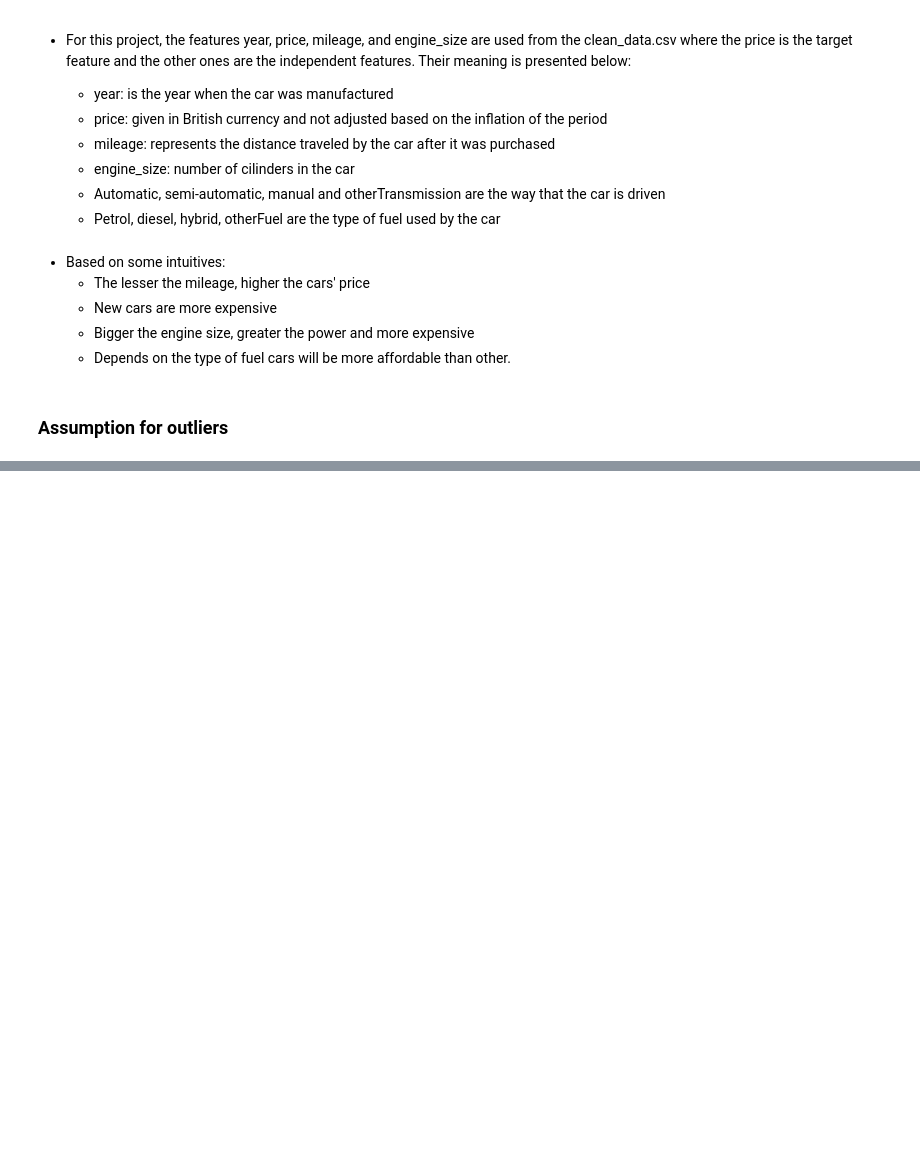
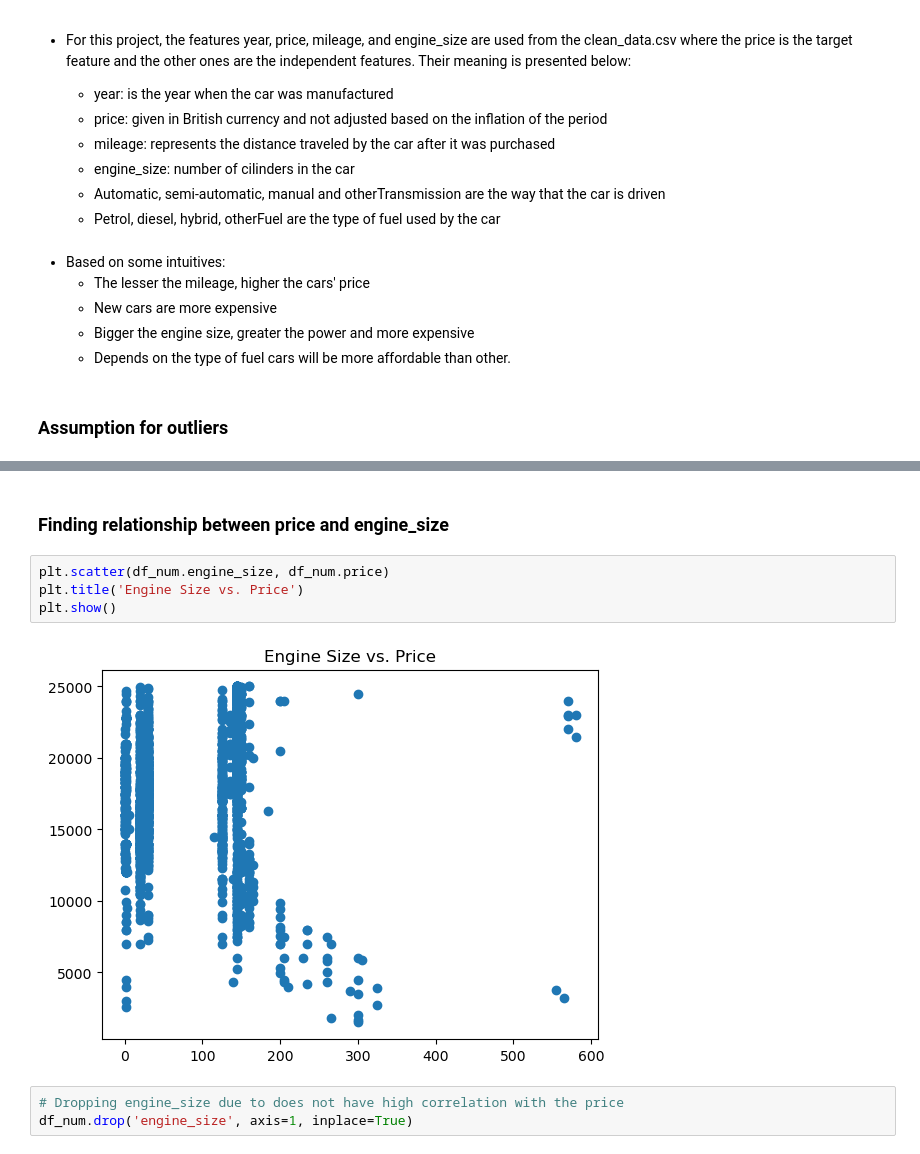
Before and after one commit to mateusAbdallah/car-dataset, a Jupyter notebook: Project01.ipynb, the cells around one changed output, grey strips where cells are left out. Cells and saved outputs as stored; diff of their text form; blank space fills up the shorter version.

```diff
--- a/Project01.ipynb
+++ b/Project01.ipynb
@@ -378,0 +388,11 @@ plt.show()
+# %% [markdown]
+### Finding relationship between price and engine_size
+# %%
+plt.scatter(df_num.engine_size, df_num.price)
+plt.title('Engine Size vs. Price')
+plt.show()
+# %% [output]
+[figure, added]
+# %%
+# Dropping engine_size due to does not have high correlation with the price
+df_num.drop('engine_size', axis=1, inplace=True)
```
Also changed, not shown: parts of 13 cells of this notebook.
